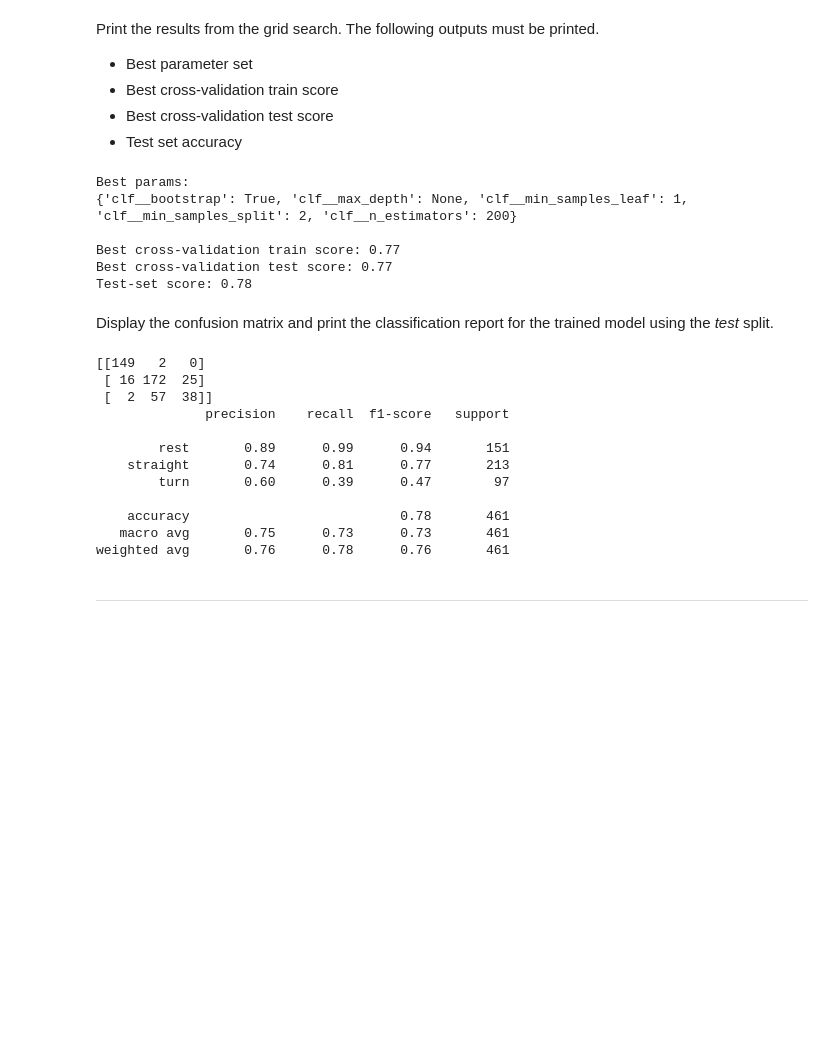
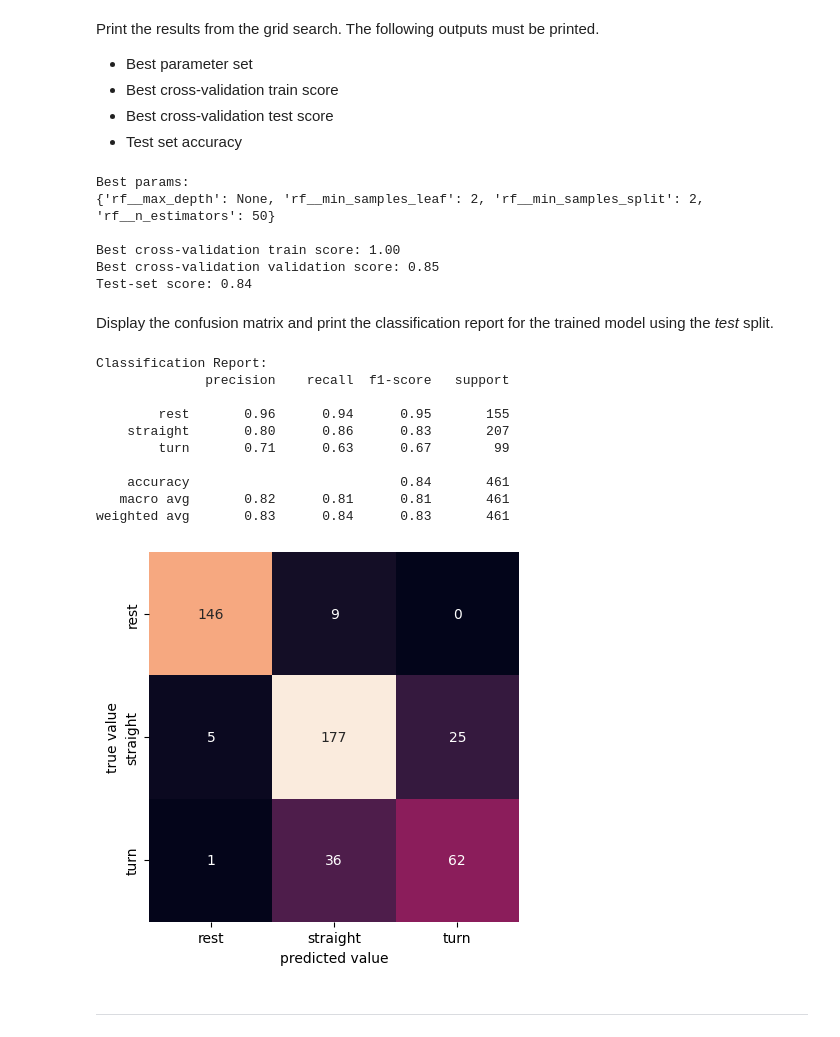
Before and after one commit to TonnyChuwa/engg680_2024_fall, a Jupyter notebook: Lab_Assignment4/Assignment 4.ipynb, the cells around one changed output. Saved outputs shown, nothing was run; the diff lists cells and outputs as text; code cells hidden in the pictures; blank space fills up the shorter version.

```diff
--- a/Lab_Assignment4/Assignment 4.ipynb
+++ b/Lab_Assignment4/Assignment 4.ipynb
@@ -1269,22 +1268,23 @@ y = cv_set["motion_state"]
+# %%
+# TODO - Perform train/test split
+X_train, X_test, y_train, y_test = train_test_split(X, y, test_size=0.3, random_state=42, stratify=y)
 # %%
 # Perform any missing imports
 from sklearn.ensemble import RandomForestClassifier
 # TODO - Initiate the pipeline
 # (1 mark)
-
 pipe = Pipeline([
-    ('clf', RandomForestClassifier())
+    ('scaler', StandardScaler()),
+    ('rf', RandomForestClassifier(random_state=42))
 ])
 # %%
 # TODO - Define the parameter grid for your model
 # (3 marks)
-
 param_grid = {
-    'clf__n_estimators': [100, 200],
-    'clf__max_depth': [None, 10, 20],
-    'clf__min_samples_split': [2, 5],
-    'clf__min_samples_leaf': [1, 2],
-    'clf__bootstrap': [True, False]
+    'rf__n_estimators': [50, 100, 150],
+    'rf__max_depth': [None, 10, 20],
+    'rf__min_samples_split': [2, 5, 10],
+    'rf__min_samples_leaf': [1, 2, 4],
 }
 # %%
 # TODO - Perform the grid search
@@ -1312,39 +1312,41 @@ Print the results from the grid search. The following outputs must be printed.
 * Test set accuracy
 # %%
 # TODO: Print the results from the grid search
-
+y_pred = grid.best_estimator_.predict(X_test)
 print("Best params:\n{}\n".format(grid.best_params_))
-print("Best cross-validation train score: {:.2f}".format(grid.best_score_))
-print("Best cross-validation test score: {:.2f}".format(grid.cv_results_['mean_test_score'][grid.best_index_]))
-print("Test-set score: {:.2f}".format(grid.score(X_test, y_test)))
+print("Best cross-validation train score: {:.2f}".format(max(grid.cv_results_['mean_train_score'])))
+print("Best cross-validation validation score: {:.2f}".format(grid.best_score_))
+print("Test-set score: {:.2f}".format(accuracy_score(y_test, y_pred)))
 # %% [output]
 Best params:
-{'clf__bootstrap': True, 'clf__max_depth': None, 'clf__min_samples_leaf': 1, 'clf__min_samples_split': 2, 'clf__n_estimators': 200}
+{'rf__max_depth': None, 'rf__min_samples_leaf': 2, 'rf__min_samples_split': 2, 'rf__n_estimators': 50}
 
-Best cross-validation train score: 0.77
-Best cross-validation test score: 0.77
-Test-set score: 0.78
+Best cross-validation train score: 1.00
+Best cross-validation validation score: 0.85
+Test-set score: 0.84
 # %% [markdown]
 Display the confusion matrix and print the classification report for the trained model using the *test* split.
 # %%
 # TODO - Display confusion matrix and print classification report
+conf_mat = confusion_matrix(y_test, y_pred)
+sns.heatmap(conf_mat, xticklabels=['rest', 'straight', 'turn'],  yticklabels=['rest', 'straight', 'turn'], square=True, annot=True, cbar=False, fmt='d')
+plt.xlabel('predicted value')
+plt.ylabel('true value')
 
-y_pred = grid.predict(X_test)
-print(confusion_matrix(y_test, y_pred))
+print("Classification Report:")
 print(classification_report(y_test, y_pred))
 # %% [output]
-[[149   2   0]
- [ 16 172  25]
- [  2  57  38]]
+Classification Report:
               precision    recall  f1-score   support
 
-        rest       0.89      0.99      0.94       151
-    straight       0.74      0.81      0.77       213
-        turn       0.60      0.39      0.47        97
+        rest       0.96      0.94      0.95       155
+    straight       0.80      0.86      0.83       207
+        turn       0.71      0.63      0.67        99
 
-    accuracy                           0.78       461
-   macro avg       0.75      0.73      0.73       461
-weighted avg       0.76      0.78      0.76       461
+    accuracy                           0.84       461
+   macro avg       0.82      0.81      0.81       461
+weighted avg       0.83      0.84      0.83       461
+[figure, added]
 # %% [markdown]
 ___
 # %% [markdown]
```
Also changed, not shown: parts of 14 cells of this notebook.
